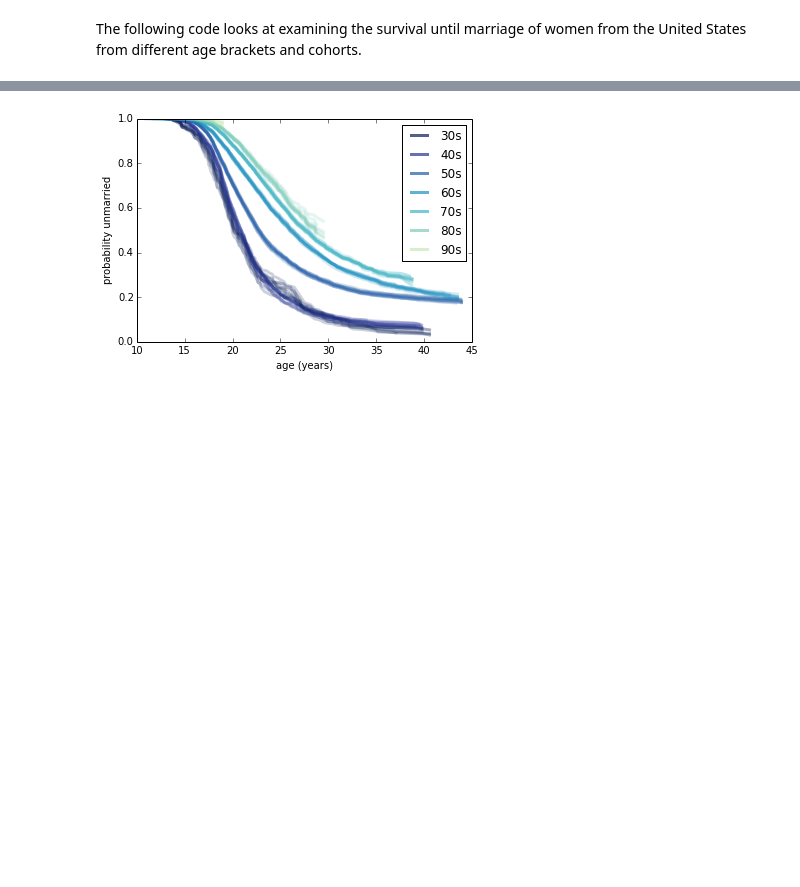
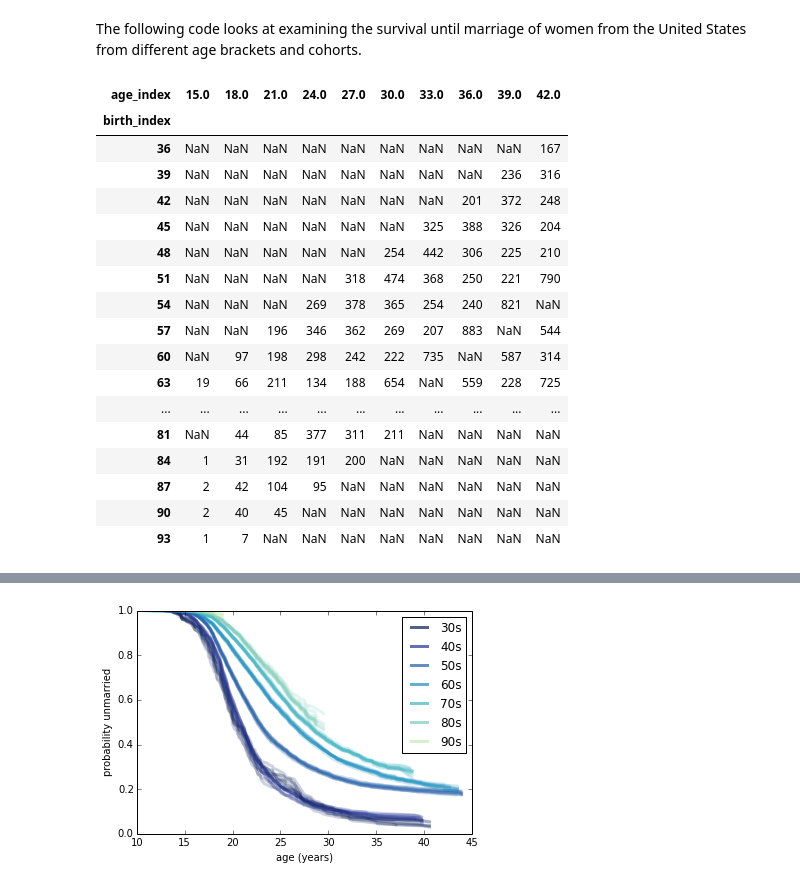
Before and after one commit to AllenDowney/MarriageNSFG, a Jupyter notebook: marriage.ipynb, the cells around one changed output, grey strips where cells are left out. Drawn from its saved outputs; the diff is of its cells as text; code cells hidden in the pictures; blank space fills up the shorter version.

```diff
--- a/marriage.ipynb
+++ b/marriage.ipynb
@@ -36,0 +40,46 @@ resps = [resp8, resp7, resp6, resp5, resp4, resp3]
+# %%
+def DigitizeResp(df):
+    age_bins = np.arange(15, 45, 3)
+    df['age_index'] = np.digitize(df.age, age_bins) * 3 + 12
+    df.loc[df.age.isnull(), 'age_index'] = float('nan')
+
+    df['agemarry_index'] = np.digitize(df.agemarry, age_bins) * 3 + 12
+    df.loc[df.agemarry.isnull(), 'agemarry_index'] = float('nan')
+
+    year_bins = np.arange(36, 99, 3)
+    df['birth_index'] = np.digitize(df.year, year_bins) * 3 + 33
+    year_bins = 3
+
+for resp in resps:
+    DigitizeResp(resp)
+# %%
+def ResampleRespsWeighted(resps):
+    samples = [thinkstats2.ResampleRowsWeighted(resp)
+                       for resp in resps]
+    sample = pandas.concat(samples, ignore_index=True)
+    return sample
+
+df = ResampleRespsWeighted(resps)
+df = df[df.age_index >= 15]
+df = df[df.agemarry_index >= 15]
+# %%
+df.pivot_table(rows='birth_index', columns='age_index',  values='agemarry_index', aggfunc=len)
+# %% [output]
+| age_index | 15.0 | 18.0 | 21.0 | 24.0 | 27.0 | 30.0 | 33.0 | 36.0 | 39.0 | 42.0 |
+| birth_index |  |  |  |  |  |  |  |  |  |  |
+| 36 | NaN | NaN | NaN | NaN | NaN | NaN | NaN | NaN | NaN | 167 |
+| 39 | NaN | NaN | NaN | NaN | NaN | NaN | NaN | NaN | 236 | 316 |
+| 42 | NaN | NaN | NaN | NaN | NaN | NaN | NaN | 201 | 372 | 248 |
+| 45 | NaN | NaN | NaN | NaN | NaN | NaN | 325 | 388 | 326 | 204 |
+| 48 | NaN | NaN | NaN | NaN | NaN | 254 | 442 | 306 | 225 | 210 |
+| 51 | NaN | NaN | NaN | NaN | 318 | 474 | 368 | 250 | 221 | 790 |
+| 54 | NaN | NaN | NaN | 269 | 378 | 365 | 254 | 240 | 821 | NaN |
+| 57 | NaN | NaN | 196 | 346 | 362 | 269 | 207 | 883 | NaN | 544 |
+| 60 | NaN | 97 | 198 | 298 | 242 | 222 | 735 | NaN | 587 | 314 |
+| 63 | 19 | 66 | 211 | 134 | 188 | 654 | NaN | 559 | 228 | 725 |
+| ... | ... | ... | ... | ... | ... | ... | ... | ... | ... | ... |
+| 81 | NaN | 44 | 85 | 377 | 311 | 211 | NaN | NaN | NaN | NaN |
+| 84 | 1 | 31 | 192 | 191 | 200 | NaN | NaN | NaN | NaN | NaN |
+| 87 | 2 | 42 | 104 | 95 | NaN | NaN | NaN | NaN | NaN | NaN |
+| 90 | 2 | 40 | 45 | NaN | NaN | NaN | NaN | NaN | NaN | NaN |
+| 93 | 1 | 7 | NaN | NaN | NaN | NaN | NaN | NaN | NaN | NaN |
```
Also changed, not shown: parts of 12 cells of this notebook, 1 other file.
